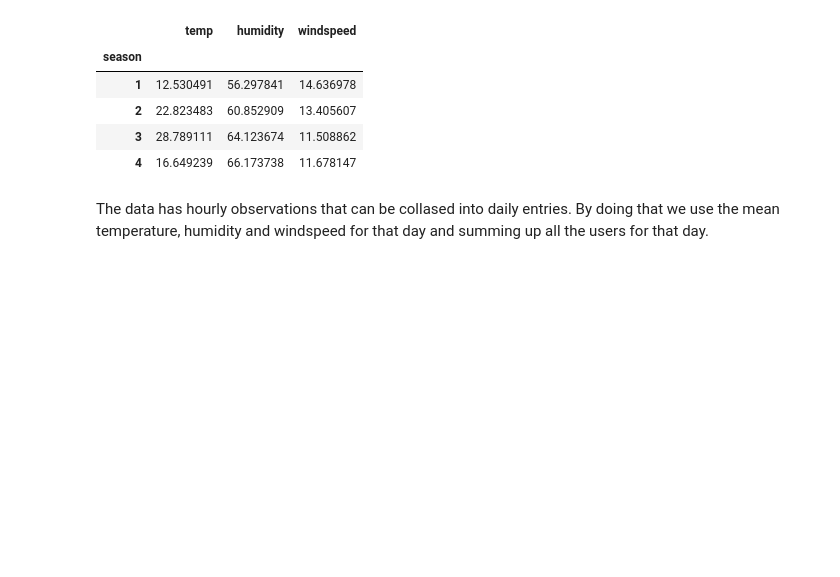
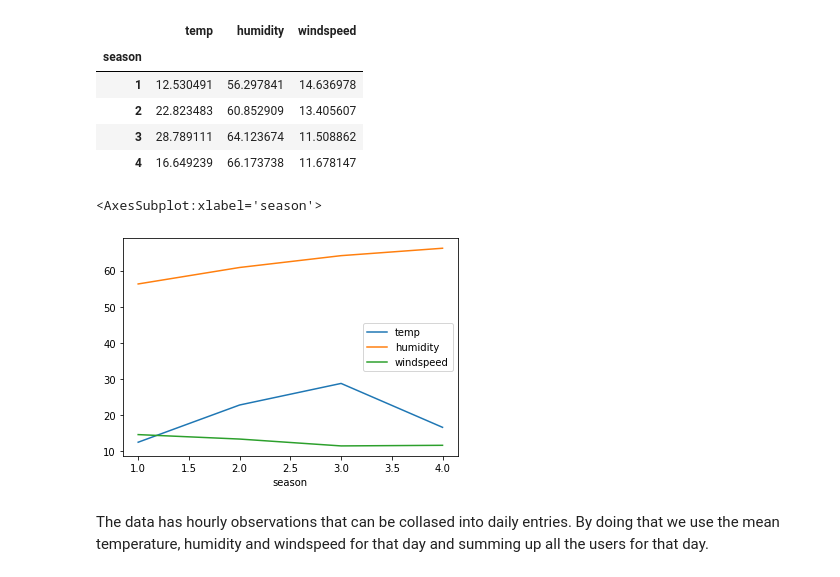
Before and after one commit to ptrGSKA/Business_case-Yulu-Hypothesis_testing, a Jupyter notebook: Yulu_Business_Hypothesis_Testing.ipynb, the cells around one changed output. Saved outputs shown, nothing was run; the diff lists cells and outputs as text; code cells hidden in the pictures; blank space fills up the shorter version.

Commit message:
Added new plot for the four weather averages.

```diff
--- a/Yulu_Business_Hypothesis_Testing.ipynb
+++ b/Yulu_Business_Hypothesis_Testing.ipynb
@@ -186,6 +186,11 @@ season_temp_humidity.groupby('season').mean()
 | 2 | 22.823483 | 60.852909 | 13.405607 |
 | 3 | 28.789111 | 64.123674 | 11.508862 |
 | 4 | 16.649239 | 66.173738 | 11.678147 |
+# %%
+season_temp_humidity.groupby('season').mean().plot(kind = 'line')
+# %% [output]
+<AxesSubplot:xlabel='season'>
+[figure, added]
 # %% [markdown]
 The data has hourly observations that can be collased into daily entries. By doing that we use the mean temperature, humidity and windspeed for that day and summing up all the users for that day.
 # %%
```
